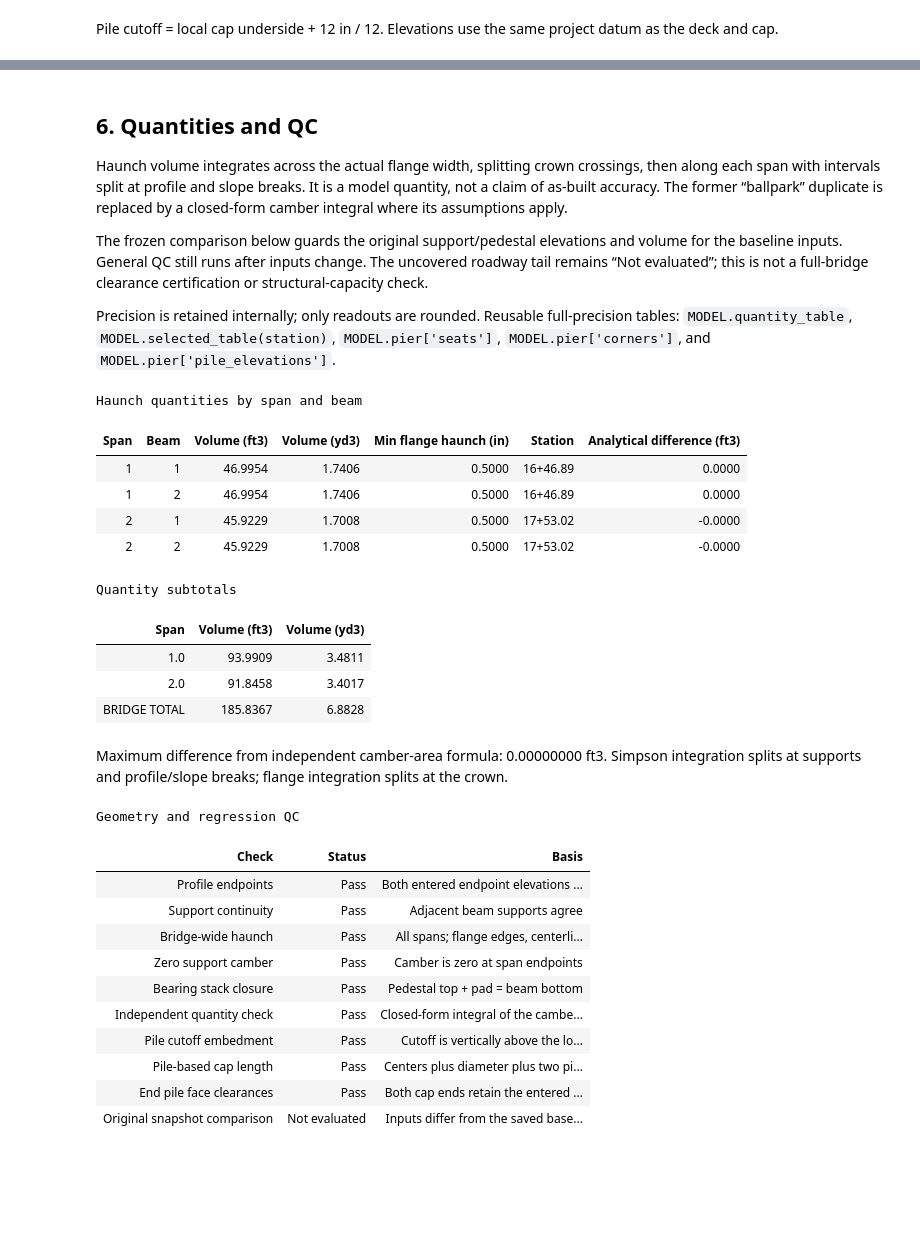
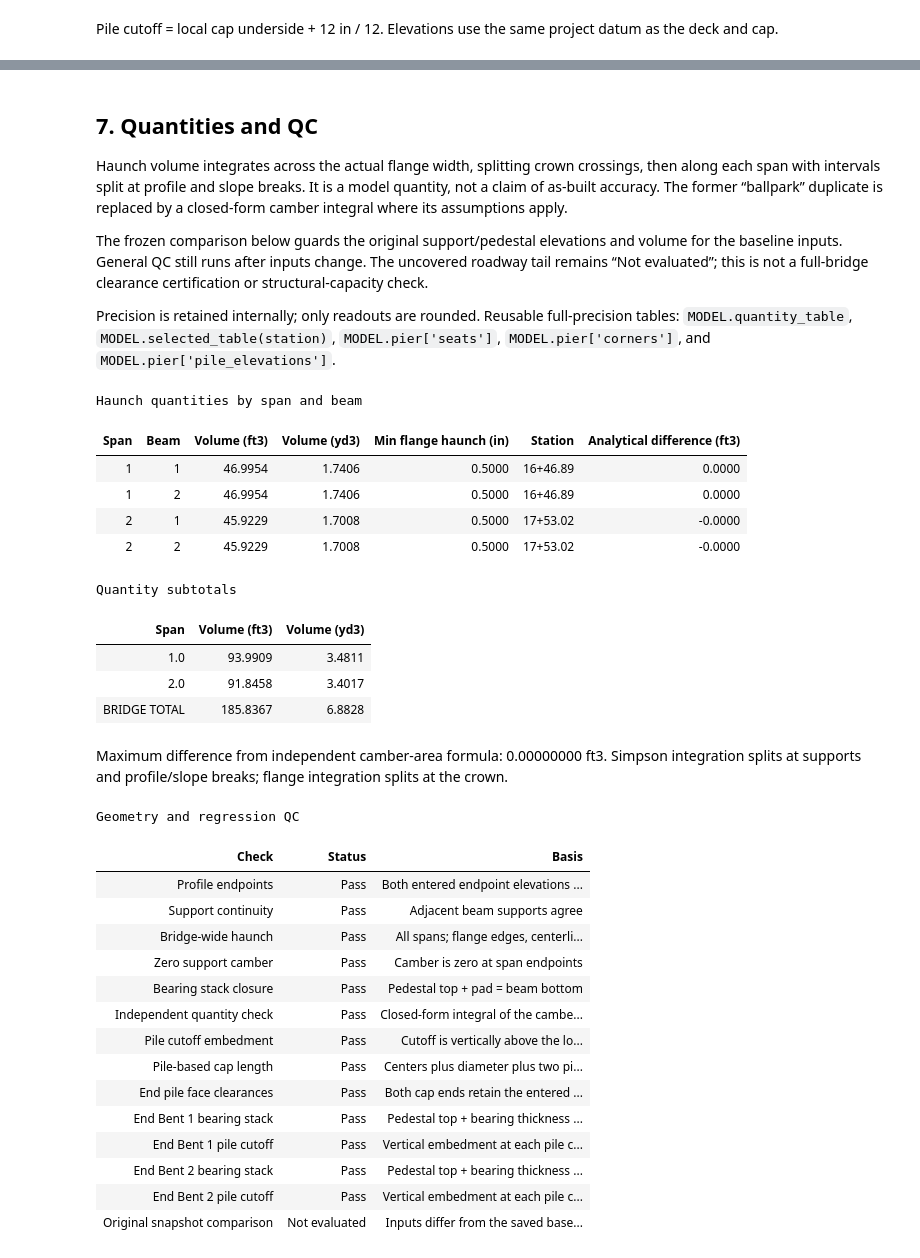
Before and after one commit to joshstructure/D2MPDB, a Jupyter notebook: Bridge_Geometry_2 Beam_V2.ipynb, the cells around one changed output, grey strips where cells are left out. Saved outputs shown, nothing was run; the diff lists cells and outputs as text; code cells hidden in the pictures; blank space fills up the shorter version.

```diff
--- a/Bridge_Geometry_2 Beam_V2.ipynb
+++ b/Bridge_Geometry_2 Beam_V2.ipynb
@@ -116,6 +131,27 @@ CONFIG = {'profile': {'mode': 'brokeback',
           'pad_width_in': 32.0},
  'evaluation': {'points_per_span': 121}}
 
+# End-bent basis: accepted project journal, BridgeGeometry_2Beam, 8 Oct 2026.
+# Journal SHA256: 99e0daa0d7b80581d780152aabc71b85928f8978b768a5fa01173ef9c6ed29c0
+# 212-in cap length = 3 x 54-in pile spaces + 2 x 25-in end-center distances.
+# Square pile face clearance = 9-in edge clearance + 3-in tolerance + 4-in detail.
+# Both end bents share the recorded configuration; their elevations are calculated separately.
+END_BENT_DEFAULTS = {
+    'width_ft': 42/12, 'depth_ft': 36/12, 'length_ft': None,
+    'pile_count': 4, 'pile_width_in': 18.0, 'pile_spacing_in': 54.0,
+    'pile_end_clear_in': 16.0, 'pile_embedment_in': 12.0,
+    'pad_height_in': 2 + 9/16, 'pad_width_in': 32.0, 'pad_length_in': 10.0,
+    'minimum_pedestal_cl_in': 6.0, 'pedestal_width_in': 42.0,
+    'top_center_ft': None, 'center_offset_ft': 0.0, 'cross_slope': 0.0,
+    'backwall_thickness_in': 12.0, 'rear_face_inset_in': 0.0,
+    'beam_end_clear_in': 3.0, 'beam_end_to_bearing_in': 9.0,
+}
+# Independent copies: edits to one end bent do not change the pier or the other end.
+CONFIG['end_bents'] = {
+    'start': dict(END_BENT_DEFAULTS),
+    'end': dict(END_BENT_DEFAULTS),
+}
+
 # The only external elevation input is versioned with this notebook on GitHub.
 # Use the adjacent file locally; a fresh Colab runtime downloads the same XML.
 # An explicitly entered custom path is never replaced by the default data.
@@ -1060,0 +1240,7 @@ Pile cutoff = local cap underside + 12 in / 12. Elevations use the same project
+# %%
+for support in MODEL.end_bents:
+    display(HTML(f'<h3>{support["name"]} · station {station_label(support["station"])}</h3>'))
+    figure = section_figure(MODEL, support['station'])
+    display(figure)
+    plt.close(figure)
+    show_end_bent(support)
@@ -1061,5 +1272,5 @@ Pile cutoff = local cap underside + 12 in / 12. Elevations use the same project
 # %% [markdown]
-## 6. Quantities and QC
+## 7. Quantities and QC
 
 Haunch volume integrates across the actual flange width, splitting crown crossings, then along each span
 with intervals split at profile and slope breaks. It is a model quantity, not a claim of as-built accuracy.
@@ -1151,6 +1362,15 @@ def qc_checks(model):
         edges=[xs[0]-b['diameter_ft']/2-(p['center']-p['length']/2),
                p['center']+p['length']/2-(xs[-1]+b['diameter_ft']/2)]
         check('End pile face clearances',np.allclose(edges,b['end_clear_ft'],rtol=0,atol=1e-9),'Both cap ends retain the entered face clearance')
+    for support in model.end_bents:
+        seats=support['seats'];piles=support['pile_elevations'];name=support['name']
+        if support['missing']:
+            checks.append({'Check':name+' geometry','Status':'Not evaluated','Basis':', '.join(support['missing'])})
+            continue
+        check(name+' bearing stack',np.allclose(seats['Pedestal top (ft)']+seats['Pad (in)']/12,seats['Beam bottom (ft)'],rtol=0,atol=1e-9),
+              'Pedestal top + bearing thickness = beam bottom')
+        check(name+' pile cutoff',np.allclose(piles['Pile cutoff (ft)']-piles['Cap underside (ft)'],support['pile_embedment_ft'],rtol=0,atol=1e-9),
+              'Vertical embedment at each pile centerline')
     actual={k:v for k,v in model.cfg.items() if k not in ['roadway','evaluation']}
     if actual==BASELINE['configuration']:
         check('Original beam support elevations', np.allclose(model.spans.bottom_start_ft,BASELINE['support_start_elev_ft'],rtol=0,atol=1e-8)
@@ -1163,31 +1383,35 @@ def qc_checks(model):
         checks.append({'Check':'Original snapshot comparison','Status':'Not evaluated','Basis':'Inputs differ from the saved baseline; general QC still applies'})
     return pd.DataFrame(checks)
 
 show_quantities(MODEL)
 show_table(qc_checks(MODEL),'Geometry and regression QC')
 assert not (qc_checks(MODEL)['Status']=='Fail').any(), 'Resolve failed QC before using these results.'
 # %% [output]
 Haunch quantities by span and beam
 | Span | Beam | Volume (ft3) | Volume (yd3) | Min flange haunch (in) | Station | Analytical difference (ft3) |
 | 1 | 1 | 46.9954 | 1.7406 | 0.5000 | 16+46.89 | 0.0000 |
 | 1 | 2 | 46.9954 | 1.7406 | 0.5000 | 16+46.89 | 0.0000 |
 | 2 | 1 | 45.9229 | 1.7008 | 0.5000 | 17+53.02 | -0.0000 |
 | 2 | 2 | 45.9229 | 1.7008 | 0.5000 | 17+53.02 | -0.0000 |
 Quantity subtotals
 | Span | Volume (ft3) | Volume (yd3) |
 | 1.0 | 93.9909 | 3.4811 |
 | 2.0 | 91.8458 | 3.4017 |
 | BRIDGE TOTAL | 185.8367 | 6.8828 |
 Maximum difference from independent camber-area formula: 0.00000000 ft3. Simpson integration splits at supports and profile/slope breaks; flange integration splits at the crown.
 Geometry and regression QC
 | Check | Status | Basis |
 | Profile endpoints | Pass | Both entered endpoint elevations ... |
 | Support continuity | Pass | Adjacent beam supports agree |
 | Bridge-wide haunch | Pass | All spans; flange edges, centerli... |
 | Zero support camber | Pass | Camber is zero at span endpoints |
 | Bearing stack closure | Pass | Pedestal top + pad = beam bottom |
 | Independent quantity check | Pass | Closed-form integral of the cambe... |
 | Pile cutoff embedment | Pass | Cutoff is vertically above the lo... |
 | Pile-based cap length | Pass | Centers plus diameter plus two pi... |
 | End pile face clearances | Pass | Both cap ends retain the entered ... |
+| End Bent 1 bearing stack | Pass | Pedestal top + bearing thickness ... |
+| End Bent 1 pile cutoff | Pass | Vertical embedment at each pile c... |
+| End Bent 2 bearing stack | Pass | Pedestal top + bearing thickness ... |
+| End Bent 2 pile cutoff | Pass | Vertical embedment at each pile c... |
 | Original snapshot comparison | Not evaluated | Inputs differ from the saved base... |
```
Also changed, not shown: parts of 11 cells of this notebook, 2 other files.
